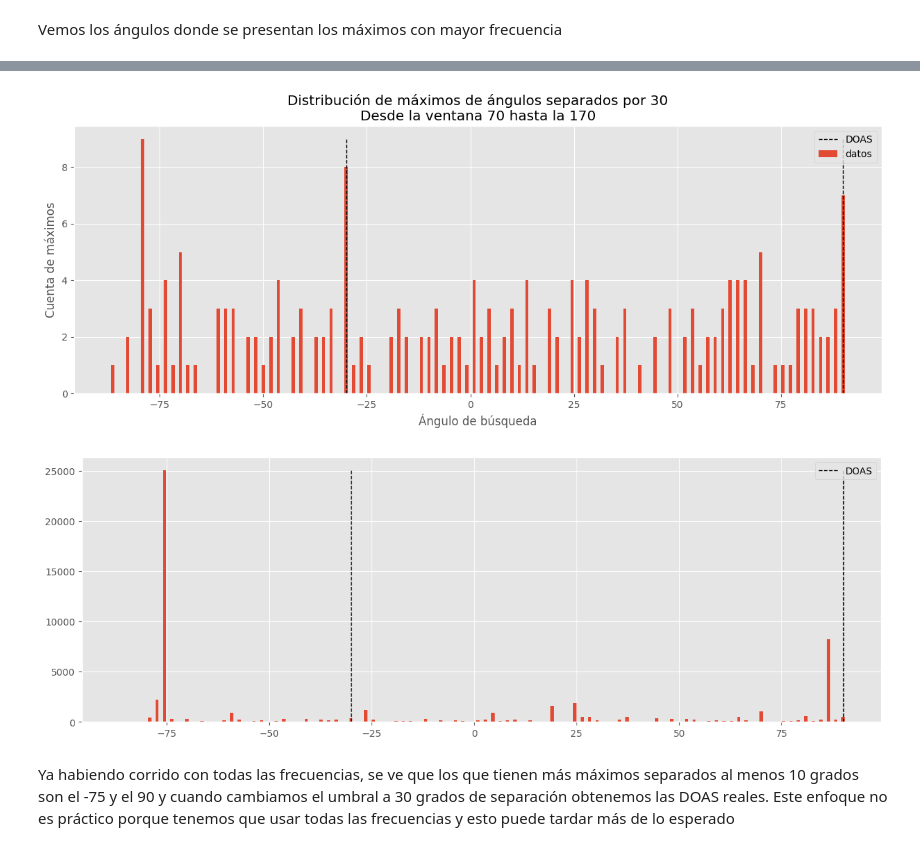
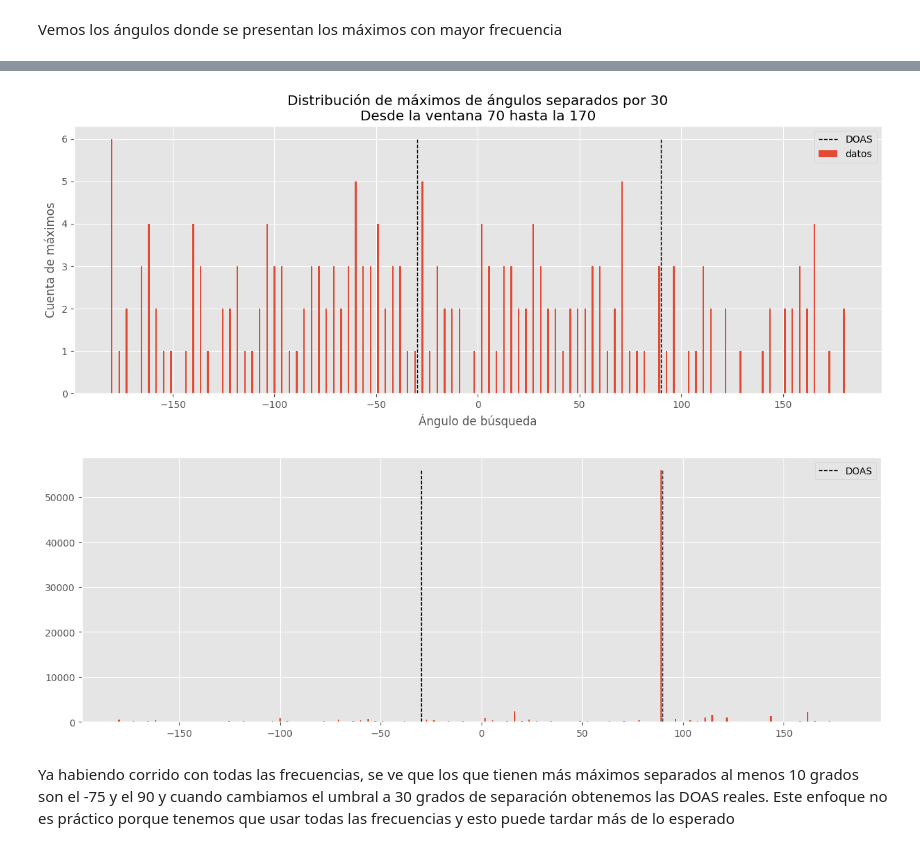
Before and after one commit to linear-regret/PDA, a Jupyter notebook: Proyecto PDA/AIRA_read_music.ipynb, the cells around one changed output, grey strips where cells are left out. Saved outputs shown, nothing was run; the diff lists cells and outputs as text; code cells hidden in the pictures.

Commit message:
versión para exponer pero no final

```diff
--- a/Proyecto PDA/AIRA_read_music.ipynb
+++ b/Proyecto PDA/AIRA_read_music.ipynb
@@ -372,13 +405,12 @@ tomar_max_locales(music_spectrum_AIRA,angles_AIRA,10)
 # %% [markdown]
 Como tarda $\approx 5.54 \text{ ms}<20 -text{ ms}$ en acabar, se puede hacer el cálculo del espectro de music y aún así seguir debajo del límite para cálculo en línea. Todavía tenemos que calcular los máximos y ver que el tiempo se queda dentro de lo establecido
 # %%
-
-idx_ancho=freqs_idxs(freq_array_AIRA,freq_low=80,freq_high=500)
-angles=np.linspace(-90,90,30)
-music_spectrum_AIRA=MUSIC_AIRA(freq_array_AIRA,this_idx=this_idx_AIRA,x_mics=x_mics_AIRA,angles=angles,n_ruidoso=2,filter=[100,1_500])
+this_idx_AIRA=freqs_idxs(freq_array_AIRA,freq_low=100,freq_high=500,n=30)[:-1]
+angles=np.linspace(-180,180,30)
+music_spectrum_AIRA=MUSIC_AIRA(freq_array_AIRA,this_idx=this_idx_AIRA,x_mics=x_mics_AIRA,angles=angles,n_ruidoso=2,filter=[70,1000])
 
 for i in range(music_spectrum_AIRA.shape[0]):
-    plt.plot(angles,music_spectrum_AIRA[i,:],label=f'$f={freq_array_AIRA[idx_ancho][i]} $Hz')
+    plt.plot(angles,music_spectrum_AIRA[i,:],label=f'$f={freq_array_AIRA[this_idx_AIRA][i]} $Hz')
 
 plt.vlines(x=DOAS_AIRA,ymin=0,ymax=music_spectrum_AIRA.max(),colors='k',linestyles='dashdot',label='DOAS');plt.legend();plt.title('Espectro de AIRA con señal real'); plt.xlabel('Dirección de búsqueda');plt.ylabel('Intensidad'); plt.show()
 # %% [output]
@@ -394,7 +426,7 @@ ventanas=100
 
 this_idx_AIRA=freqs_idxs(freq_array_AIRA,freq_low=100,freq_high=500,n=5)[:-1]
 this_ws_AIRA=freq_array_AIRA[this_idx_AIRA]
-angles_AIRA=np.linspace(-90,90,50) # Los ángulos de los direction vectore para buscar ortogonalidad
+angles_AIRA=np.linspace(-180,180,50) # Los ángulos de los direction vectore para buscar ortogonalidad
 angulos_maximos_lista=[]
 intensidades_maximas_lista=[]
 
@@ -407,8 +439,7 @@ for ventana in range(ventanas):
     intensidades_maximas_lista.append(tomar_max_locales(music_spectrum_AIRA,angles_AIRA,30)[1])
 # %%
 bar_data=pd.value_counts(np.array(angulos_maximos_lista).reshape(-1))
-bar_data[90]=bar_data[-90]+bar_data[90]
-bar_data=bar_data.iloc[1:]
+
 plt.bar(bar_data.index,bar_data,label='datos')
 plt.vlines(DOAS_AIRA,ymin=0,ymax=bar_data.max(),colors='k',linestyles='dashed',linewidth=1,label='DOAS')
 plt.legend();plt.show()
@@ -443,6 +474,7 @@ class DOAS_estimation:
         self.freq_sampleo=freq_sampleo
         self.freq_array=arreglo_frecuencias(freq_sampleo,n_ventana)
 
+        self.filtro=filtro
         self.nframes=[]
         self.angulos=angulos
         self.n_ruidoso=n_ruidoso
@@ -482,10 +514,7 @@ class DOAS_estimation:
             # Obtenemos los ángulos máximos de cada espectro mediante alguna función
             angs,intensidadades=funcion_max(music_spectrum,self.angulos,umbral)
 
-            # convertimos de -90 a 90
-            for i in range(len(angs)):
-                if angs[i]==-90:
-                    angs[i]=90
+
 
             idx_sort=np.argsort(angs) # Para tener los ángulos e intensidades almacenadas
             self.angulos_maximos.append(angs[idx_sort])
@@ -534,11 +563,11 @@ ms.graficar_datos_intensidades()
 # %%
-ms=DOAS_estimation(mic_path,angulos=np.linspace(-90,90,100))
+ms=DOAS_estimation(mic_path,angulos=np.linspace(-180,180,100))
 ms.calcular_angulos_intensidades(ventana_inicial=ventana_estudio,nventanas=100,freq_low=0,freq_high=np.inf,umbral=30)
 ms.graficar_datos_angulos()
 ms.graficar_datos_intensidades()
 # %% [output]
-[figure, old version]
+[figure, new version]
-[figure, old version]
+[figure, new version]
 # %% [markdown]
 Ya habiendo corrido con todas las frecuencias, se ve que los que tienen más máximos separados al menos 10 grados son el -75 y el 90 y cuando cambiamos el umbral a 30 grados de separación obtenemos las DOAS reales. Este enfoque no es práctico porque tenemos que usar todas las frecuencias y esto puede tardar más de lo esperado
 # %% [markdown]
```
Also changed, not shown: parts of 37 cells of this notebook, 1 other file.
